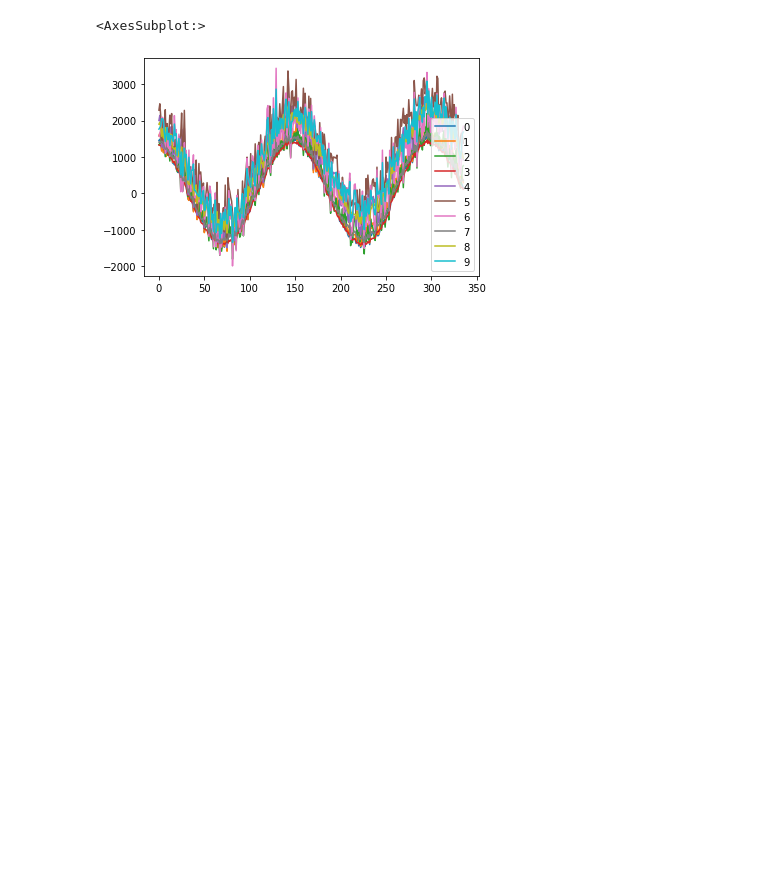
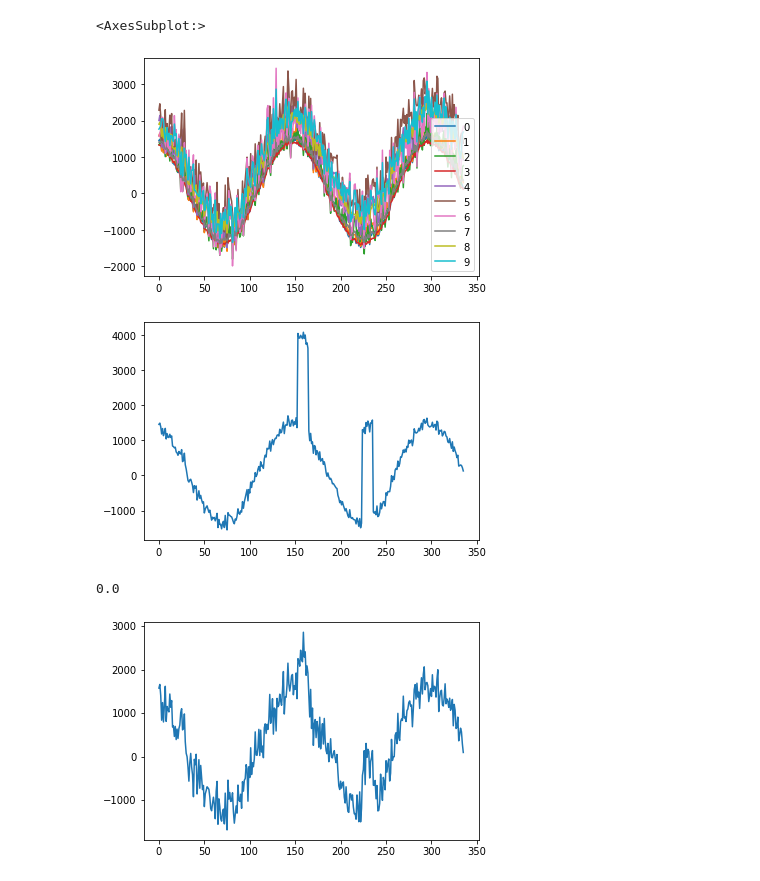
Before and after one commit to AKheli/RepBench, a Jupyter notebook: Repair/cdrec/cdrec.ipynb, the cells around one changed output. Drawn from its saved outputs; the diff is of its cells as text; code cells hidden in the pictures; blank space fills up the shorter version.

Commit message:
scenarios added

```diff
--- a/Repair/cdrec/cdrec.ipynb
+++ b/Repair/cdrec/cdrec.ipynb
@@ -709,3 +708,21 @@ truth.plot()
 # %% [output]
 <AxesSubplot:>
 [figure]
+# %%
+injected.iloc[:,0].plot()
+plt.show()
+class_ = scen.i_get_scenario(0)["class"]
+matrix = injected.values
+col_mean = matrix.mean(axis=0)
+matrix = matrix-col_mean
+truncation =2
+#L_abs, R_abs, Z_abs = abs_centroid_decomposition(matrix*1, truncation = truncation)
+#x_abs = pd.DataFrame(np.matmul(L_abs,R_abs.T)+col_mean)
+L, R, Z = centroid_decomposition(matrix*1, truncation = truncation)
+x = pd.DataFrame(np.matmul(L,R.T)+col_mean)
+x.loc[:,0].plot()
+print(sum(abs(Z[0]-Z_abs[0])))
+# %% [output]
+[figure, added]
+0.0
+[figure, added]
```
Also changed, not shown: parts of 13 cells of this notebook, 26 other files.
